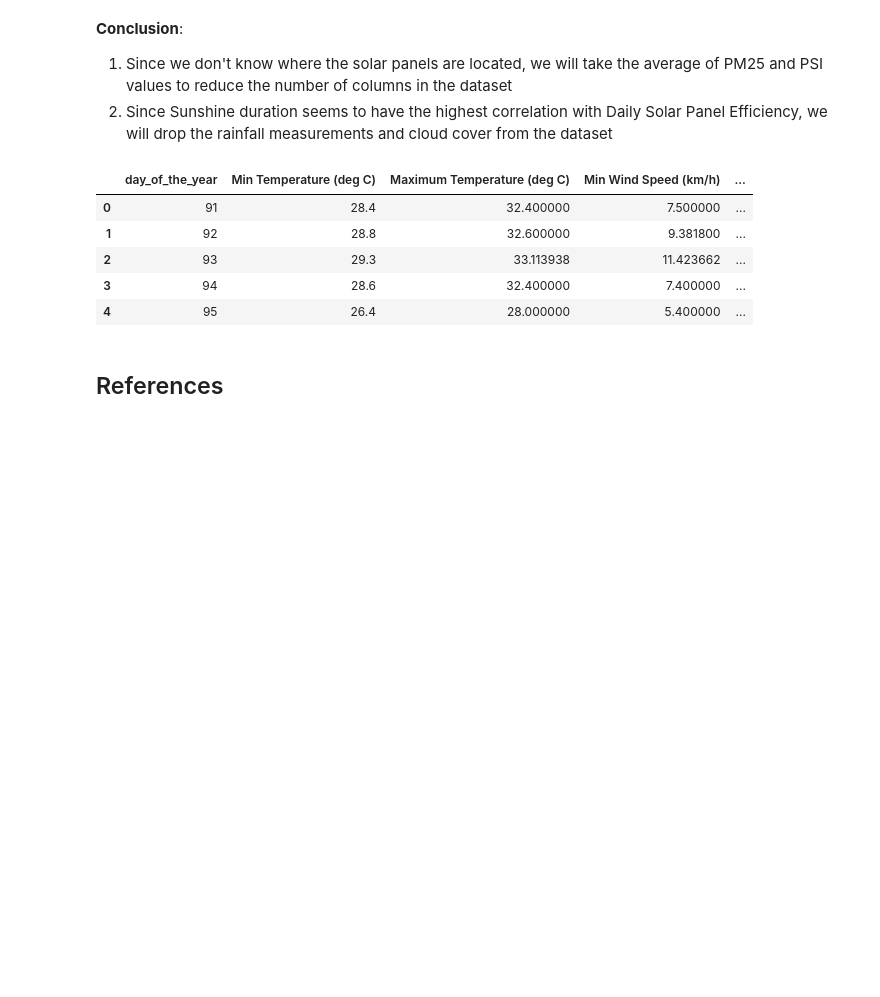
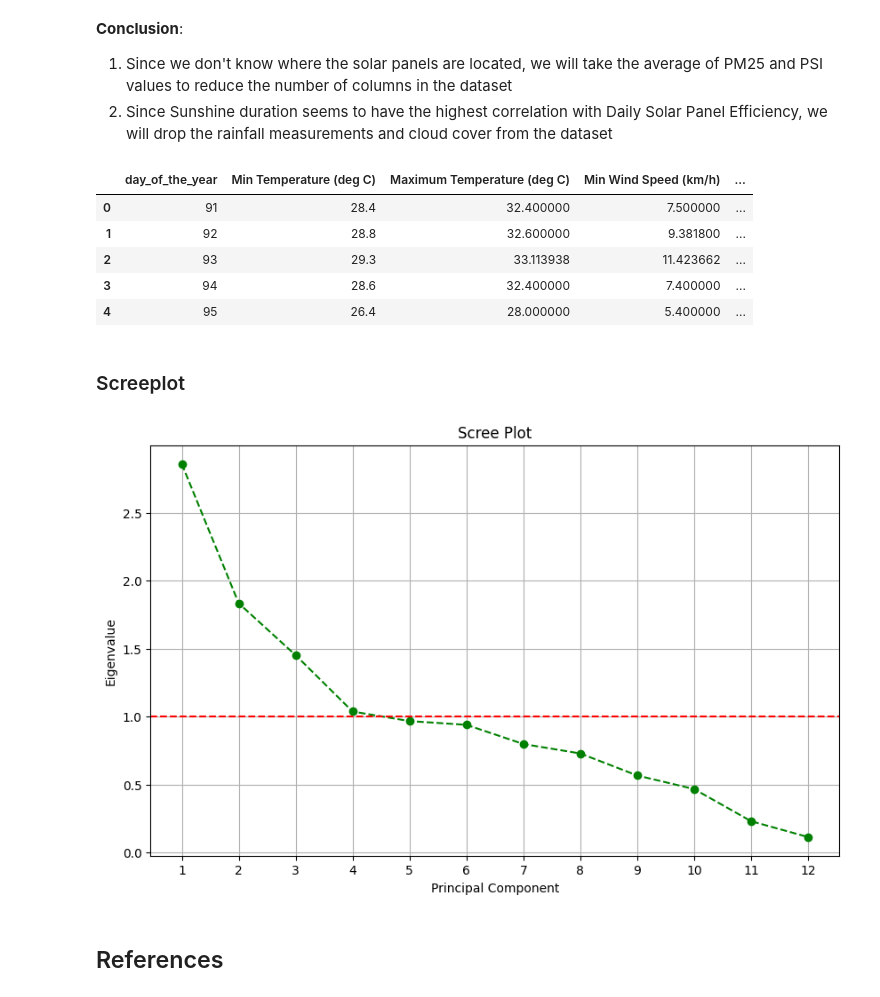
Before and after one commit to raytrk/PredictingSolarPanelMaintenanceDays, a Jupyter notebook: eda.ipynb, the cells around one changed output. Drawn from its saved outputs; the diff is of its cells as text; code cells hidden in the pictures; blank space fills up the shorter version.

```diff
--- a/eda.ipynb
+++ b/eda.ipynb
@@ -765,6 +767,34 @@ df.head()
 | 2 | 93 | 29.3 | 33.113938 | 11.423662 | ... |
 | 3 | 94 | 28.6 | 32.400000 | 7.400000 | ... |
 | 4 | 95 | 26.4 | 28.000000 | 5.400000 | ... |
+# %% [markdown]
+### Screeplot
+# %%
+### Screeplot to determine the n_components for PCA
+
+scaler = StandardScaler()
+
+outcome = ['Daily Solar Panel Efficiency']
+predictor_columns = [x for x in df.columns[1:] if x != outcome]
+X_scaled = scaler.fit_transform(df[predictor_columns])
+
+pca = PCA()
+pca.fit(X_scaled)
+
+plt.figure(figsize=(10, 6))
+components = np.arange(1, pca.n_components_ + 1)
+eigenvalues = pca.explained_variance_
+
+plt.plot(components, eigenvalues, marker='o', linestyle='--', color='green')
+plt.title('Scree Plot')
+plt.xlabel('Principal Component')
+plt.ylabel('Eigenvalue')
+plt.axhline(y=1, color='r', linestyle='--')  # Cutoff line at eigenvalue = 1. Eigenvalues represent the amount of variance captured by each principal component. An eigenvalue greater than 1 indicates that the component explains more variance than a single original variable (which has a variance of 1). Therefore, retaining components with eigenvalues greater than 1 ensures that each selected component contributes more information than a single variable would
+plt.xticks(components)
+plt.grid()
+plt.show()
+# %% [output]
+[figure, added]
 # %% [markdown]
 
 ## References
```
Also changed, not shown: parts of 1 cell of this notebook, 3 other files.
